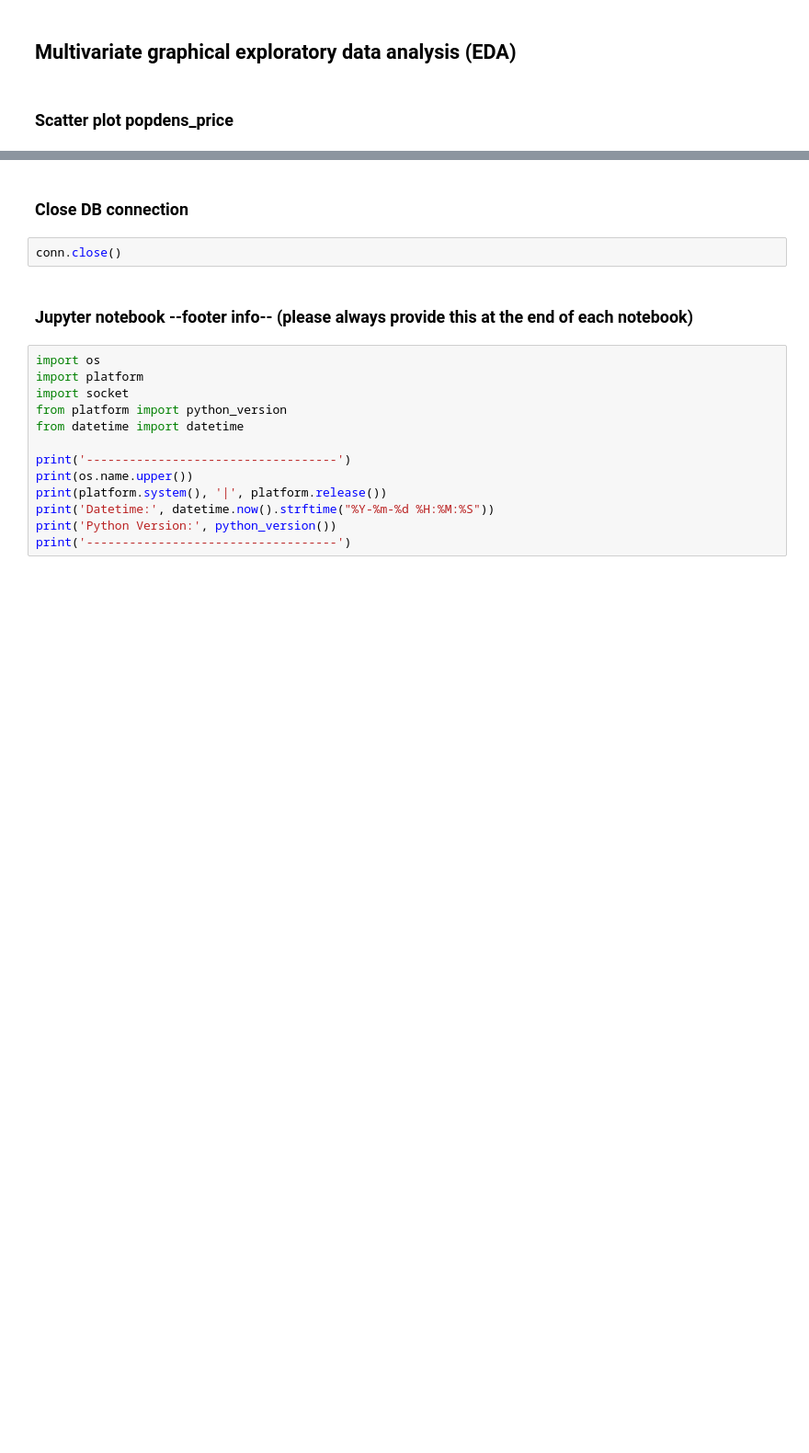
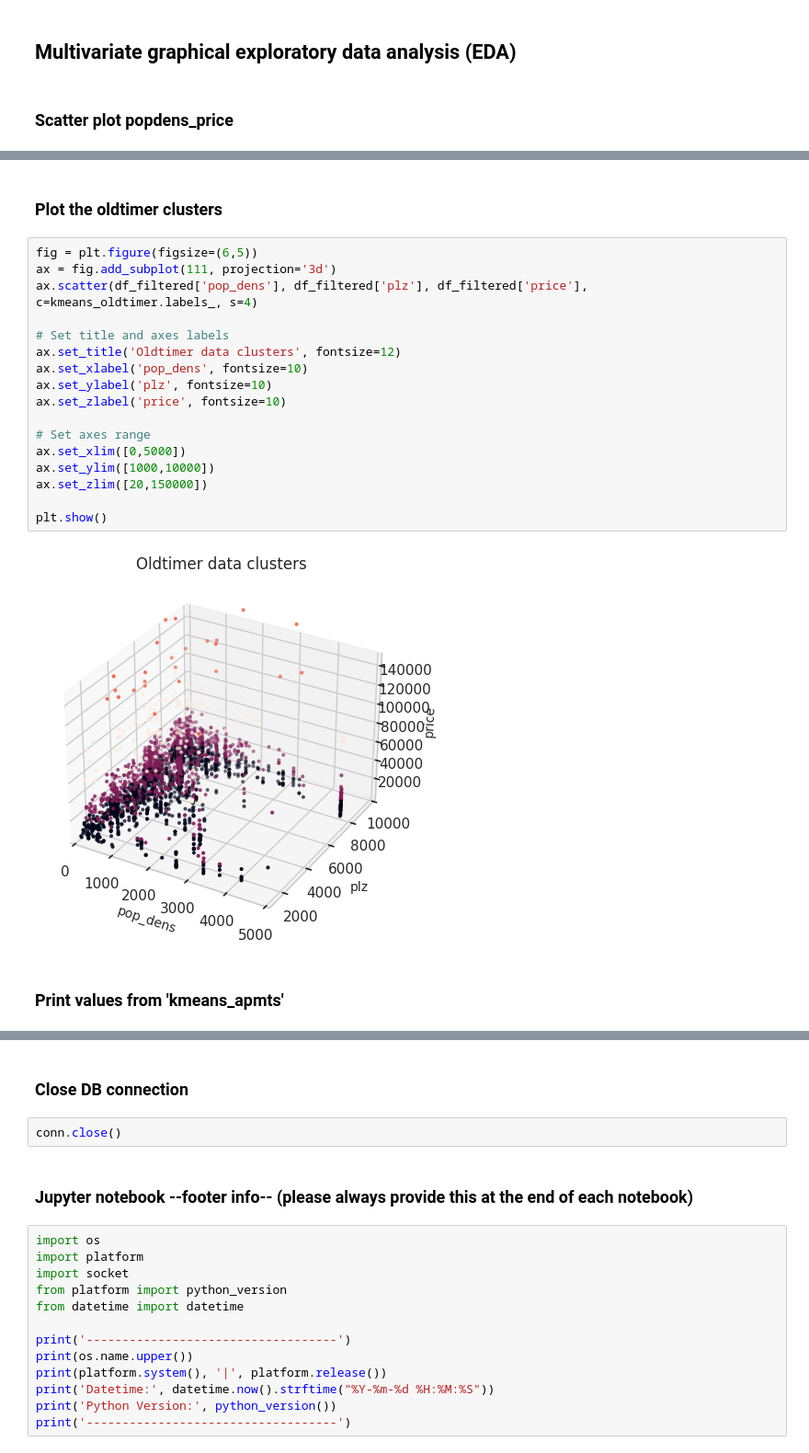
Before and after one commit to Sapdmsql/data_analytics_python_postgres, a Jupyter notebook: jupyter_postgres_db.ipynb, the cells around one changed output, grey strips where cells are left out. Shown at 92% size. Drawn from its saved outputs; the diff is of its cells as text; blank space fills up the shorter version.

```diff
--- a/jupyter_postgres_db.ipynb
+++ b/jupyter_postgres_db.ipynb
@@ -1327,0 +1388,23 @@ plt.show()
+# %% [markdown]
+### Plot the oldtimer clusters
+# %%
+fig = plt.figure(figsize=(6,5))
+ax = fig.add_subplot(111, projection='3d')
+ax.scatter(df_filtered['pop_dens'], df_filtered['plz'], df_filtered['price'], c=kmeans_oldtimer.labels_, s=4)
+
+# Set title and axes labels
+ax.set_title('Oldtimer data clusters', fontsize=12)
+ax.set_xlabel('pop_dens', fontsize=10)
+ax.set_ylabel('plz', fontsize=10)
+ax.set_zlabel('price', fontsize=10)
+
+# Set axes range
+ax.set_xlim([0,5000])
+ax.set_ylim([1000,10000])
+ax.set_zlim([20,150000])
+
+plt.show()
+# %% [output]
+[figure, added]
+# %% [markdown]
+### Print values from 'kmeans_apmts'
```
Also changed, not shown: parts of 17 cells of this notebook.
